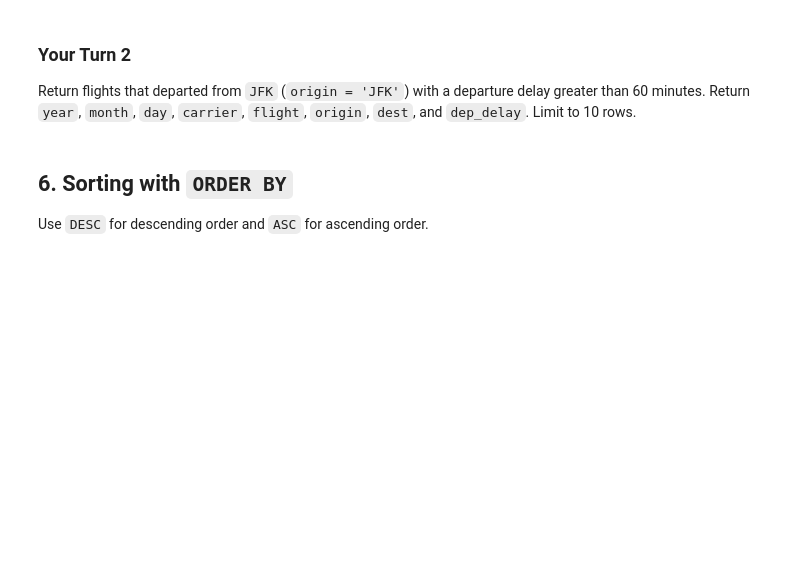
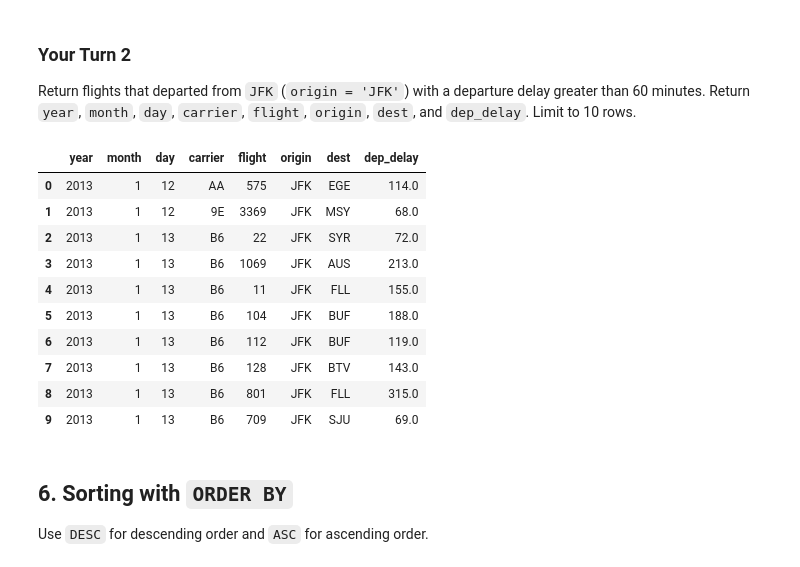
Before and after one commit to zambuggy/ban6003-week-09-10-sql-abt-template, a Jupyter notebook: notebooks/module9_neon_sql_fundamentals_guided_lab.ipynb, the cells around one changed output. Saved outputs shown, nothing was run; the diff lists cells and outputs as text; code cells hidden in the pictures; blank space fills up the shorter version.

```diff
--- a/notebooks/module9_neon_sql_fundamentals_guided_lab.ipynb
+++ b/notebooks/module9_neon_sql_fundamentals_guided_lab.ipynb
@@ -188,10 +270,25 @@ Return flights that departed from `JFK` (`origin = 'JFK'`) with a departure dela
 # %%
 # Your Turn 2
 query = """
-
+select year, month, day, carrier, flight, origin, dest, dep_delay
+from flights
+where origin = 'JFK' and dep_delay >= 60
+limit 10;
 """
 
 run_query(query, engine)
+# %% [output]
+|  | year | month | day | carrier | flight | origin | dest | dep_delay |
+| 0 | 2013 | 1 | 12 | AA | 575 | JFK | EGE | 114.0 |
+| 1 | 2013 | 1 | 12 | 9E | 3369 | JFK | MSY | 68.0 |
+| 2 | 2013 | 1 | 13 | B6 | 22 | JFK | SYR | 72.0 |
+| 3 | 2013 | 1 | 13 | B6 | 1069 | JFK | AUS | 213.0 |
+| 4 | 2013 | 1 | 13 | B6 | 11 | JFK | FLL | 155.0 |
+| 5 | 2013 | 1 | 13 | B6 | 104 | JFK | BUF | 188.0 |
+| 6 | 2013 | 1 | 13 | B6 | 112 | JFK | BUF | 119.0 |
+| 7 | 2013 | 1 | 13 | B6 | 128 | JFK | BTV | 143.0 |
+| 8 | 2013 | 1 | 13 | B6 | 801 | JFK | FLL | 315.0 |
+| 9 | 2013 | 1 | 13 | B6 | 709 | JFK | SJU | 69.0 |
 # %% [markdown]
 ## 6. Sorting with `ORDER BY`
 
```
Also changed, not shown: parts of 41 cells of this notebook, 2 other files.
